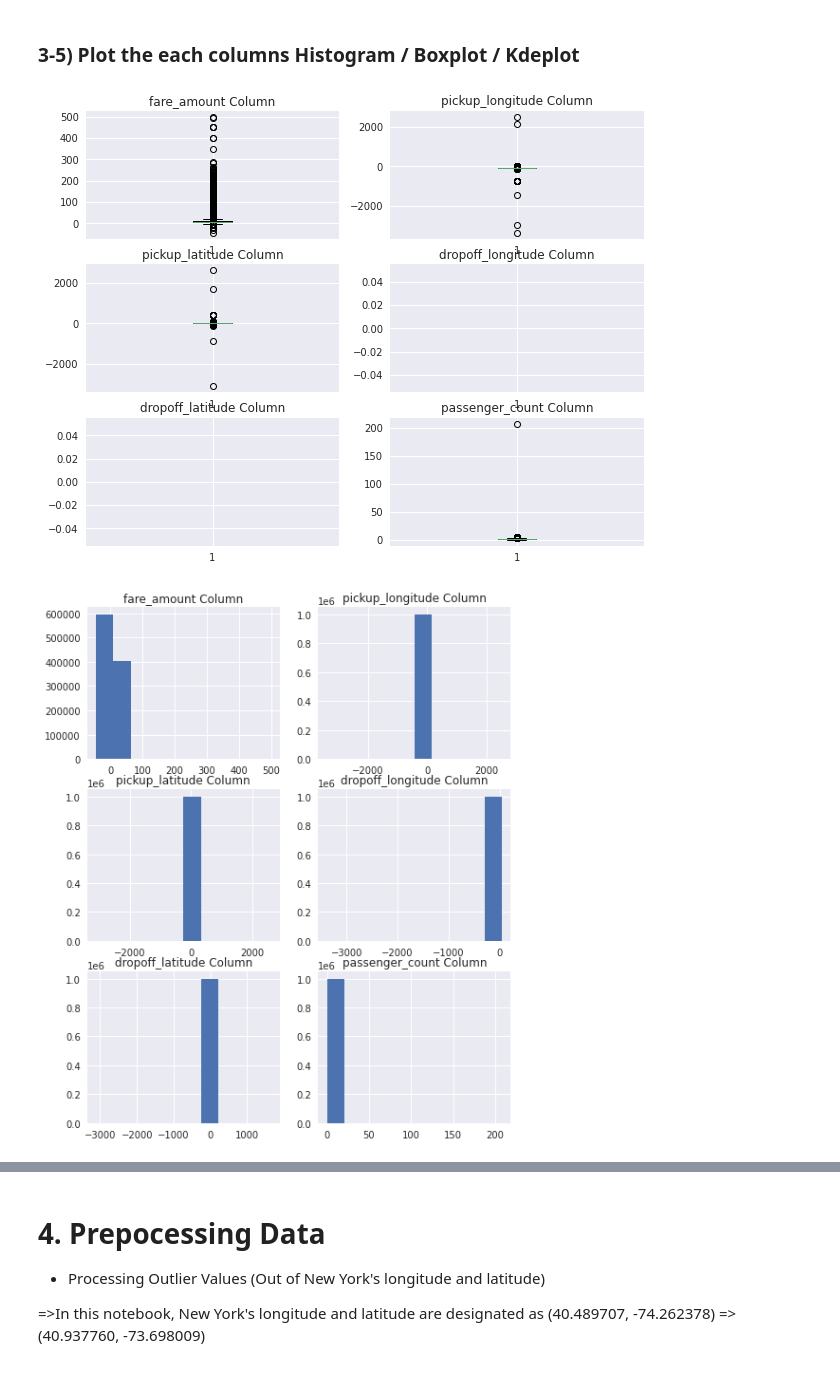
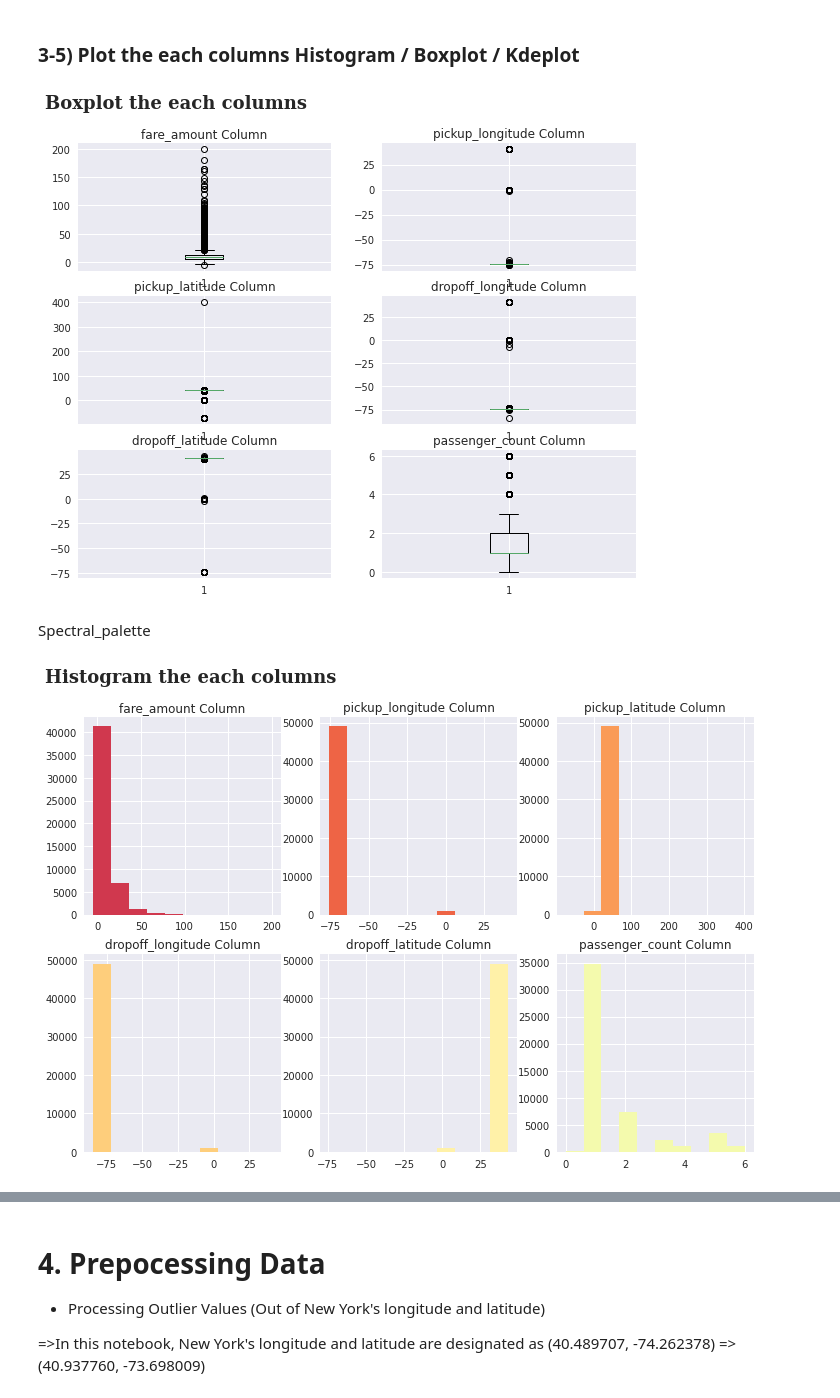
Before and after one commit to jerife/Kaggle, a Jupyter notebook: 08 New York City Taxi Fare Prediction.ipynb, the cells around one changed output, grey strips where cells are left out. Drawn from its saved outputs; the diff is of its cells as text; code cells hidden in the pictures.

```diff
--- a/08 New York City Taxi Fare Prediction.ipynb
+++ b/08 New York City Taxi Fare Prediction.ipynb
@@ -86,7 +86,7 @@ from sklearn.model_selection import GridSearchCV, cross_val_score
 from sklearn.ensemble import RandomForestRegressor
 import lightgbm as lgb
 # %%
-train_df = pd.read_csv("/kaggle/input/new-york-city-taxi-fare-prediction/train.csv", nrows= 1000000, parse_dates=["pickup_datetime"])
+train_df = pd.read_csv("/kaggle/input/new-york-city-taxi-fare-prediction/train.csv", nrows= 50000, parse_dates=["pickup_datetime"])
 test_df = pd.read_csv('/kaggle/input/new-york-city-taxi-fare-prediction/test.csv', parse_dates=["pickup_datetime"])
 train_df.head()
 # %% [output]
@@ -135,0 +136,3 @@ train_df.describe()
+# %%
+Spectral_palette = sns.color_palette("Spectral", 10)
+sns.palplot(Spectral_palette)
@@ -222,11 +240,13 @@ fig = plt.figure(figsize=(8,9))
 
 for i in range(2):
     plt.subplot(2, 1, i+1)
-    plt.title("Train Data index{}, Distance :{:.3f}".format(i, train_df['total_distance'][i]))
-    plt.scatter(train_df['pickup_longitude'][i], train_df['pickup_latitude'][i], label="Pick up")
-    plt.scatter(train_df['dropoff_longitude'][i], train_df['dropoff_latitude'][i], label="Drop off")
-    plt.plot([train_df['pickup_longitude'][i],train_df['dropoff_longitude'][i]],[train_df['pickup_latitude'][i],train_df['dropoff_latitude'][i]],'r--')
+    plt.title("Train Data index {} | Distance :{:.3f}".format(i, train_df['total_distance'][i]))
+    plt.scatter(train_df['pickup_longitude'][i], train_df['pickup_latitude'][i], color=Spectral_palette[1], label="Pick up location")
+    plt.scatter(train_df['dropoff_longitude'][i], train_df['dropoff_latitude'][i], color=Spectral_palette[-1], label="Drop off location")
+    plt.plot([train_df['pickup_longitude'][i],train_df['dropoff_longitude'][i]],[train_df['pickup_latitude'][i],train_df['dropoff_latitude'][i]],'k:')
+    plt.axis('off')
     plt.legend()
 
+fig.text(0.05,0.95,"Length by pickup location and drop off location", fontweight="bold", fontfamily='serif', fontsize=20)
 plt.show()
 # %% [output]
@@ -280,26 +308,30 @@ plt.show()
 # %%
 df_index =[1,3,4,5,6,7]
 fig = plt.figure(figsize=(10,8))
 
 for num, i in enumerate(df_index):
     plt.subplot(3,2,num+1)
     plt.title("{} Column".format(train_df.columns[i]))
     plt.boxplot(train_df.iloc[:,i])
 
+fig.text(0.08,0.94,"Boxplot the each columns", fontweight="bold", fontfamily='serif', fontsize=18)
 plt.show()
 # %% [output]
-[figure, old version]
+[figure, new version]
+# %% [markdown]
+Spectral_palette
 # %%
 df_index =[1,3,4,5,6,7]
-fig = plt.figure(figsize=(8,10))
+fig = plt.figure(figsize=(12,8))
 
 for num, i in enumerate(df_index):
-    plt.subplot(3,2,num+1)
+    plt.subplot(2, 3,num+1)
     plt.title("{} Column".format(train_df.columns[i]))
-    plt.hist(train_df.iloc[:,i])
+    plt.hist(train_df.iloc[:,i], color=Spectral_palette[num])
 
+fig.text(0.08,0.94,"Histogram the each columns", fontweight="bold", fontfamily='serif', fontsize=18)
 plt.show()
 # %% [output]
-[figure, old version]
+[figure, new version]
 # %%
 df_index =[1,3,4,5,6,7]
```
Also changed, not shown: parts of 23 cells of this notebook.
